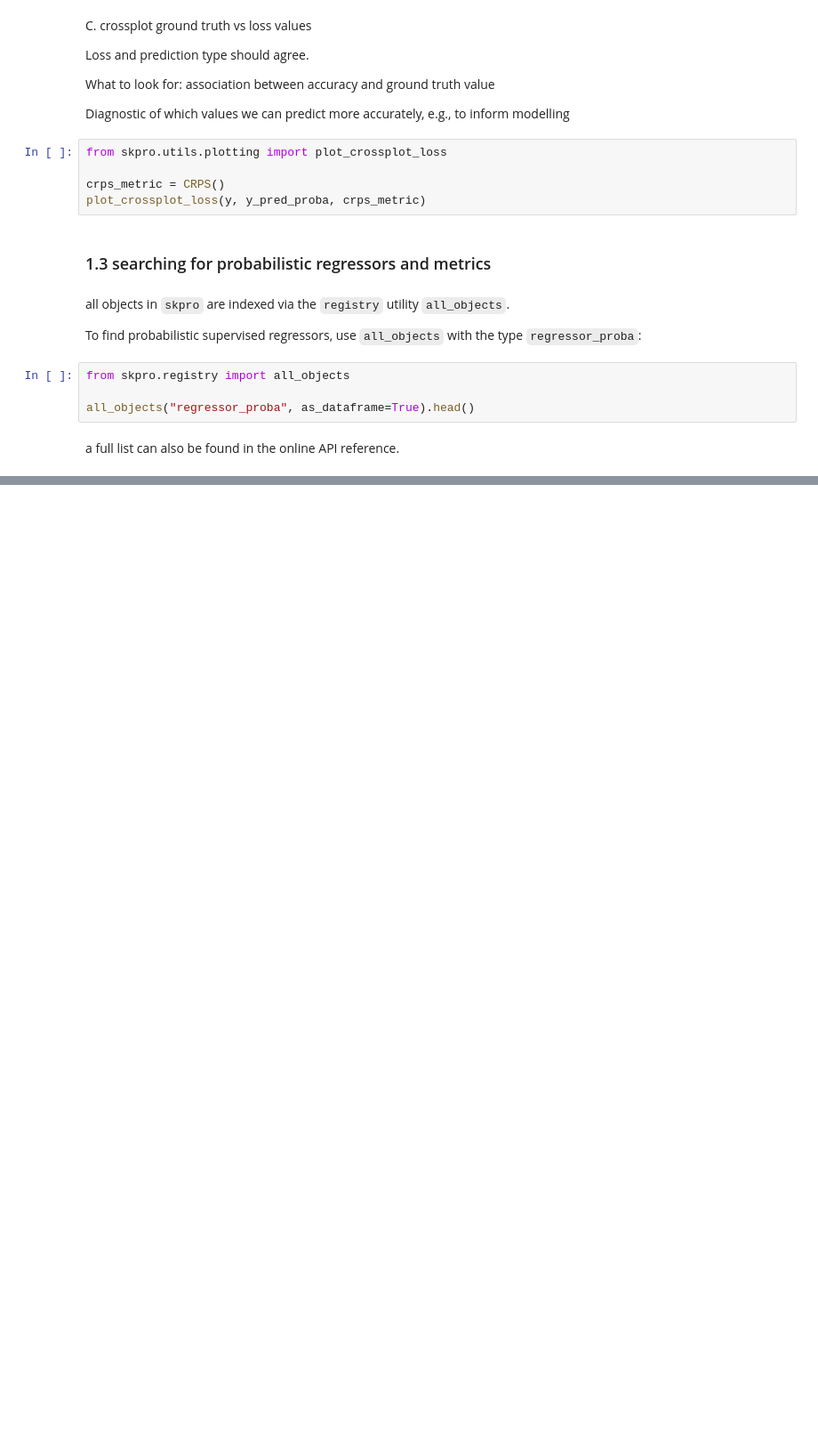
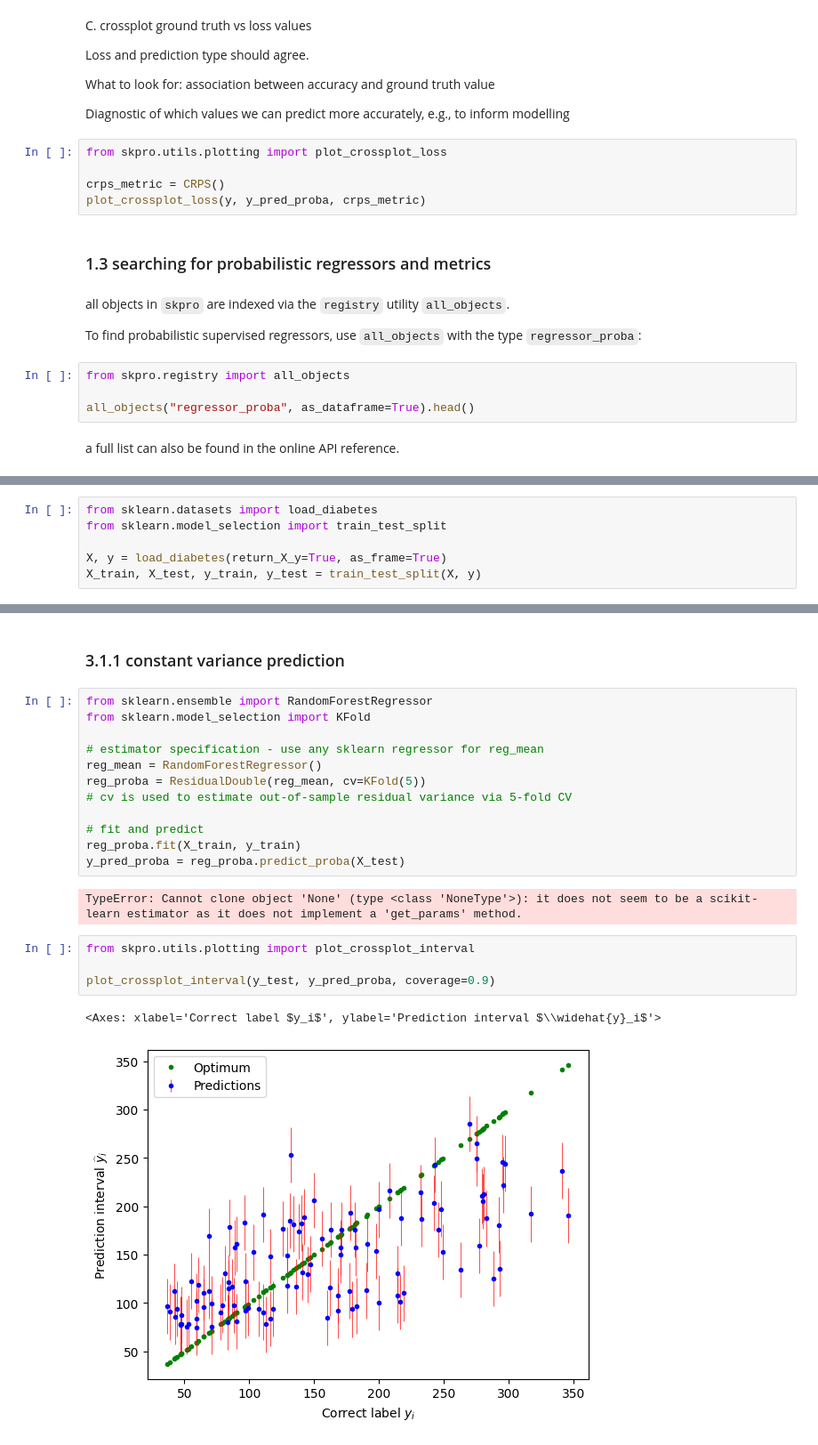
Before and after one commit to sktime/skpro, a Jupyter notebook: examples/01_skpro_intro.ipynb, the cells around one changed output, grey strips where cells are left out. Shown: that part at 89% size. Cells and saved outputs as stored; diff of their text form; blank space fills up the shorter version.

```diff
--- a/examples/01_skpro_intro.ipynb
+++ b/examples/01_skpro_intro.ipynb
@@ -282,0 +294,6 @@ a full list can also be found in the online API reference.
+# %%
+from sklearn.datasets import load_diabetes
+from sklearn.model_selection import train_test_split
+
+X, y = load_diabetes(return_X_y=True, as_frame=True)
+X_train, X_test, y_train, y_test = train_test_split(X, y)
@@ -282,0 +315,23 @@ a full list can also be found in the online API reference.
+# %% [markdown]
+### 3.1.1 constant variance prediction <a class="anchor" id="section3_1_1"></a>
+# %%
+from sklearn.ensemble import RandomForestRegressor
+from sklearn.model_selection import KFold
+
+# estimator specification - use any sklearn regressor for reg_mean
+reg_mean = RandomForestRegressor()
+reg_proba = ResidualDouble(reg_mean, cv=KFold(5))
+# cv is used to estimate out-of-sample residual variance via 5-fold CV
+
+# fit and predict
+reg_proba.fit(X_train, y_train)
+y_pred_proba = reg_proba.predict_proba(X_test)
+# %% [output]
+TypeError: Cannot clone object 'None' (type <class 'NoneType'>): it does not seem to be a scikit-learn estimator as it does not implement a 'get_params' method.
+# %%
+from skpro.utils.plotting import plot_crossplot_interval
+
+plot_crossplot_interval(y_test, y_pred_proba, coverage=0.9)
+# %% [output]
+<Axes: xlabel='Correct label $y_i$', ylabel='Prediction interval $\\widehat{y}_i$'>
+[figure, added]
```
Also changed, not shown: parts of 6 cells of this notebook.
